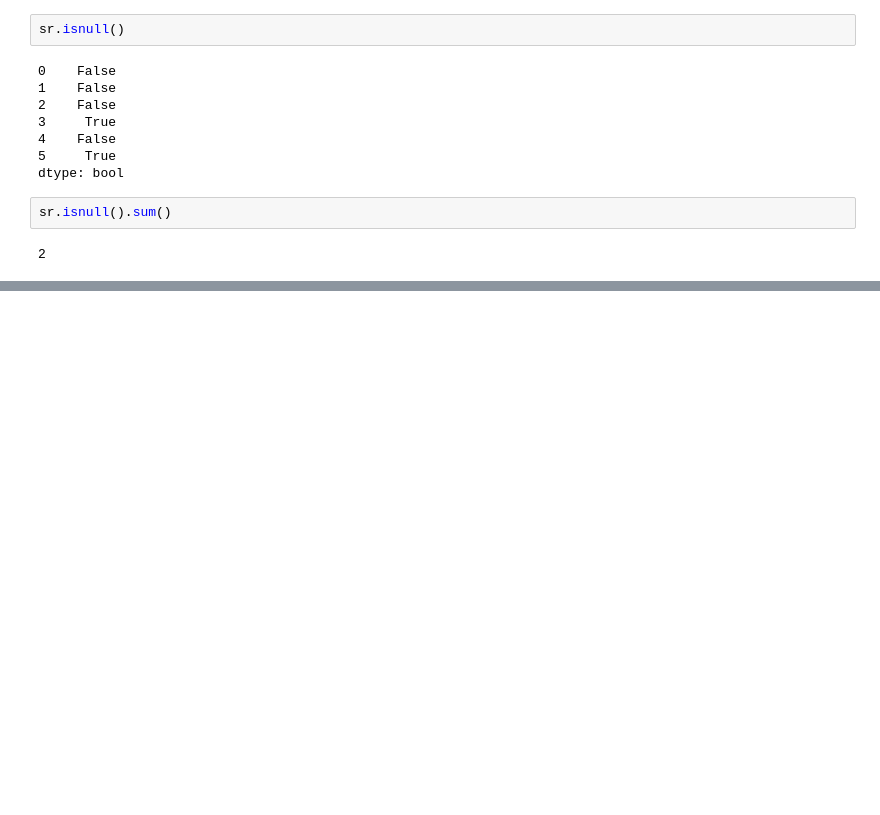
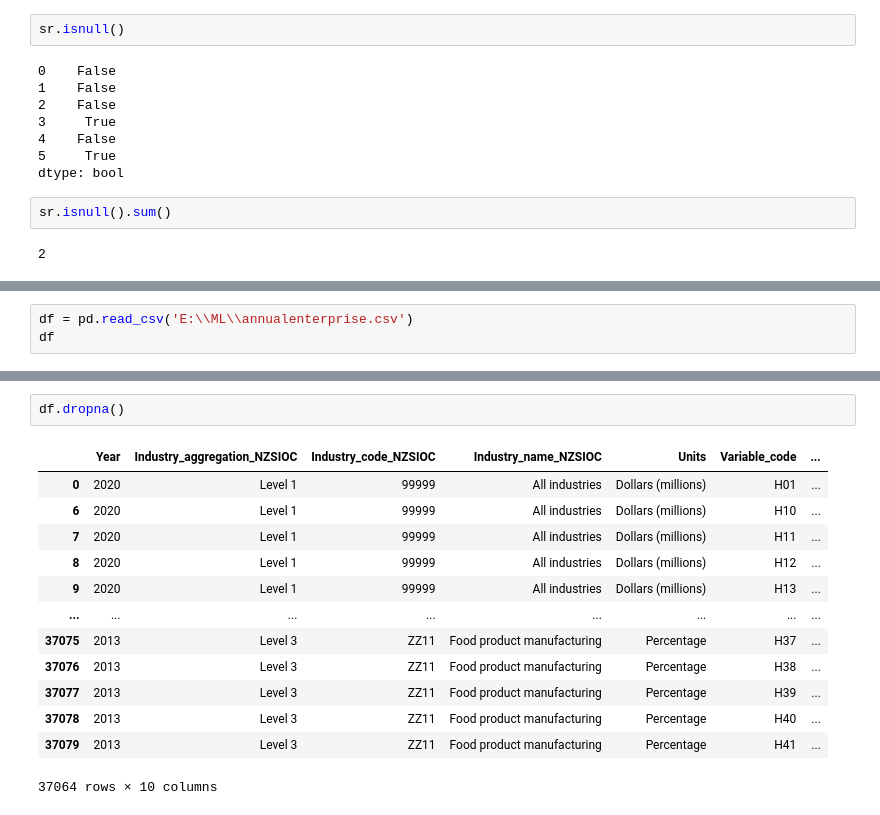
Before and after one commit to Subharanjan-Sahoo/ML, a Jupyter notebook: Pandas/Handling_Missing_Value.ipynb, the cells around one changed output, grey strips where cells are left out. Drawn from its saved outputs; the diff is of its cells as text; blank space fills up the shorter version.

```diff
--- a/Pandas/Handling_Missing_Value.ipynb
+++ b/Pandas/Handling_Missing_Value.ipynb
@@ -202,0 +205,3 @@ sr.isnull().sum()
+# %%
+df = pd.read_csv('E:\\ML\\annualenterprise.csv')
+df
@@ -202,0 +222,16 @@ sr.isnull().sum()
+# %%
+df.dropna()
+# %% [output]
+|  | Year | Industry_aggregation_NZSIOC | Industry_code_NZSIOC | Industry_name_NZSIOC | Units | Variable_code | ... |
+| 0 | 2020 | Level 1 | 99999 | All industries | Dollars (millions) | H01 | ... |
+| 6 | 2020 | Level 1 | 99999 | All industries | Dollars (millions) | H10 | ... |
+| 7 | 2020 | Level 1 | 99999 | All industries | Dollars (millions) | H11 | ... |
+| 8 | 2020 | Level 1 | 99999 | All industries | Dollars (millions) | H12 | ... |
+| 9 | 2020 | Level 1 | 99999 | All industries | Dollars (millions) | H13 | ... |
+| ... | ... | ... | ... | ... | ... | ... | ... |
+| 37075 | 2013 | Level 3 | ZZ11 | Food product manufacturing | Percentage | H37 | ... |
+| 37076 | 2013 | Level 3 | ZZ11 | Food product manufacturing | Percentage | H38 | ... |
+| 37077 | 2013 | Level 3 | ZZ11 | Food product manufacturing | Percentage | H39 | ... |
+| 37078 | 2013 | Level 3 | ZZ11 | Food product manufacturing | Percentage | H40 | ... |
+| 37079 | 2013 | Level 3 | ZZ11 | Food product manufacturing | Percentage | H41 | ... |
+37064 rows × 10 columns
```
Also changed, not shown: parts of 8 cells of this notebook.
